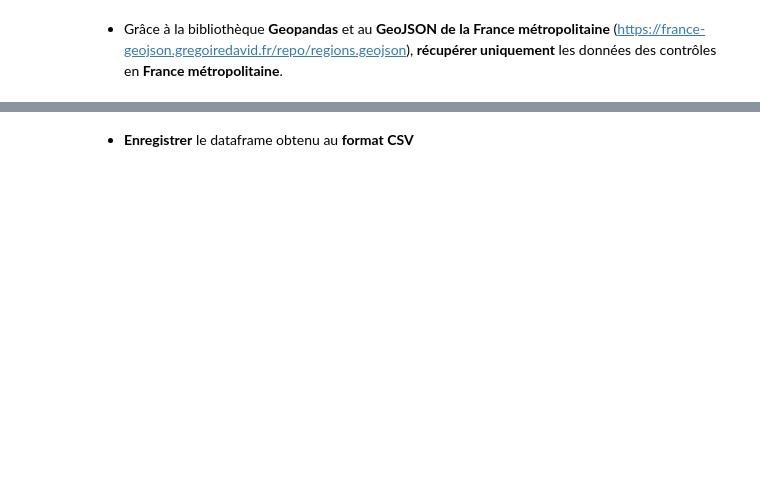
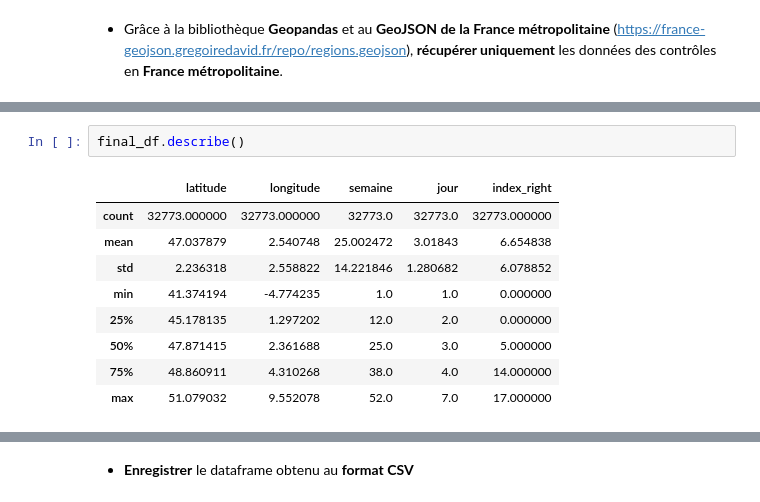
Before and after one commit to Pierre-Loic/Formation-DA-GEM-2022, a Jupyter notebook: Semaine_4_02-01_05-01/Activite_1_classification_corrige.ipynb, the cells around one changed output, grey strips where cells are left out. Saved outputs shown, nothing was run; the diff lists cells and outputs as text; blank space fills up the shorter version.

```diff
--- a/Semaine_4_02-01_05-01/Activite_1_classification_corrige.ipynb
+++ b/Semaine_4_02-01_05-01/Activite_1_classification_corrige.ipynb
@@ -315,0 +432,12 @@ Ressource : https://www.kaggle.com/code/daveianhickey/how-to-folium-for-maps-hea
+# %%
+final_df.describe()
+# %% [output]
+|  | latitude | longitude | semaine | jour | index_right |
+| count | 32773.000000 | 32773.000000 | 32773.0 | 32773.0 | 32773.000000 |
+| mean | 47.037879 | 2.540748 | 25.002472 | 3.01843 | 6.654838 |
+| std | 2.236318 | 2.558822 | 14.221846 | 1.280682 | 6.078852 |
+| min | 41.374194 | -4.774235 | 1.0 | 1.0 | 0.000000 |
+| 25% | 45.178135 | 1.297202 | 12.0 | 2.0 | 0.000000 |
+| 50% | 47.871415 | 2.361688 | 25.0 | 3.0 | 5.000000 |
+| 75% | 48.860911 | 4.310268 | 38.0 | 4.0 | 14.000000 |
+| max | 51.079032 | 9.552078 | 52.0 | 7.0 | 17.000000 |
```
Also changed, not shown: parts of 33 cells of this notebook, 2 other files.
